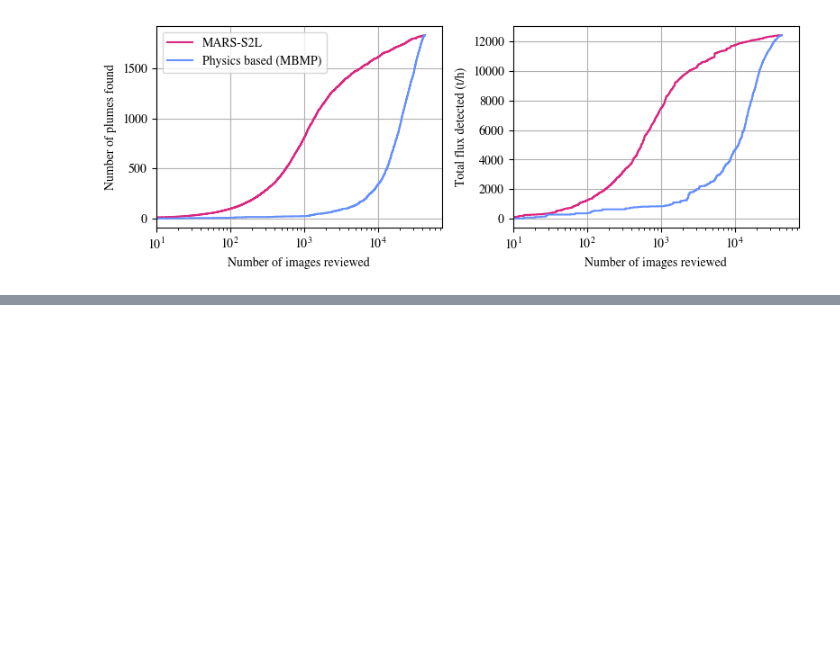
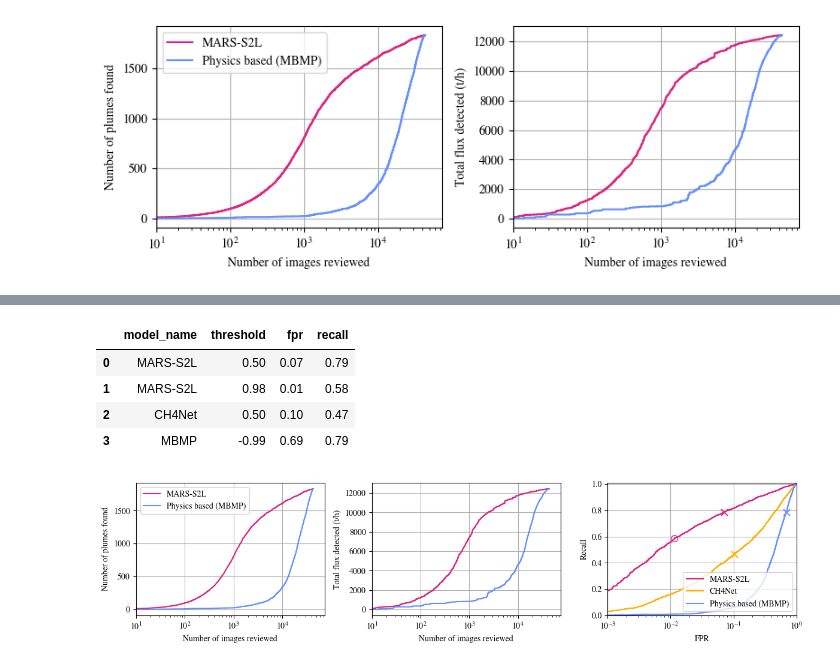
Before and after one commit to UNEP-IMEO-MARS/marss2l, a Jupyter notebook: notebooks/figures/figure_2_number_of_images_review.ipynb, the cells around one changed output, grey strips where cells are left out. Cells and saved outputs as stored; diff of their text form; code cells hidden in the pictures; blank space fills up the shorter version.

```diff
--- a/notebooks/figures/figure_2_number_of_images_review.ipynb
+++ b/notebooks/figures/figure_2_number_of_images_review.ipynb
@@ -222,0 +227,70 @@ plt.savefig("figures/fig2_number_of_images_to_review_log.pdf")
+# %%
+from sklearn.metrics import roc_curve
+from marss2l.plot import C0, C2, C4
+
+colors_fig2 = {"MARS-S2L": C2, "CH4Net": C4, "MBMP": C0}
+labels_fig2 = {"MARS-S2L": "MARS-S2L", "CH4Net": "CH4Net", "MBMP": "Physics based (MBMP)"}
+
+
+def operating_point(dg, threshold):
+    """FPR and recall of the scene-level prediction scene_pred > threshold."""
+    pred = dg.scenepredcontinuous > threshold
+    positive = dg.isplumenum == 1
+    return (pred & ~positive).sum() / (~positive).sum(), (pred & positive).sum() / positive.sum()
+
+
+fig, ax = plt.subplots(1, 3, figsize=(12, 3), tight_layout=True)
+
+# Left and centre: images to review, as in fig2_number_of_images_to_review_log.pdf
+for model in ["MARS-S2L", "MBMP"]:
+    df_plot = outs_same_period_with_fluxrate[outs_same_period_with_fluxrate.model_name == model].sort_values("scene_pred", ascending=False).reset_index(drop=True).copy()
+    df_plot["nplumes_found"] = np.cumsum(df_plot["isplume"])
+    df_plot["Accumulated_flux"] = np.cumsum(df_plot["ch4_fluxrate"]) / 1_000
+    df_plot["nimages"] = np.arange(len(df_plot))
+    ax[0].step(df_plot["nimages"], df_plot["nplumes_found"], where="pre", label=labels_fig2[model], c=colors_fig2[model])
+    ax[1].step(df_plot["nimages"], df_plot["Accumulated_flux"], where="pre", label=labels_fig2[model], c=colors_fig2[model])
+
+ax[0].legend()
+ax[0].set_ylabel("Number of plumes found")
+ax[1].set_ylabel("Total flux detected (t/h)")
+for axi in ax[:2]:
+    axi.grid()
+    axi.set_xlabel("Number of images reviewed")
+    axi.set_xscale("log")
+    axi.set_xlim(10, None)
+
+# Right: ROC curves with the operating points of the paper
+operating_points = []
+for model in ["MARS-S2L", "CH4Net", "MBMP"]:
+    dg = outs_same_period_with_fluxrate[outs_same_period_with_fluxrate.model_name == model]
+    fpr, tpr, _ = roc_curve(dg.isplumenum, dg.scenepredcontinuous)
+    ax[2].plot(fpr, tpr, c=colors_fig2[model], label=labels_fig2[model])
+
+    threshold_paper = threshold_mbmp if model == "MBMP" else threshold_marss2l
+    fpr_op, recall_op = operating_point(dg, threshold_paper)
+    ax[2].scatter([fpr_op], [recall_op], c=colors_fig2[model], marker="x", s=60, zorder=3)
+    operating_points.append({"model_name": model, "threshold": threshold_paper, "fpr": fpr_op, "recall": recall_op})
+    if model == "MARS-S2L":
+        fpr_op, recall_op = operating_point(dg, 0.98)
+        ax[2].scatter([fpr_op], [recall_op], edgecolors=colors_fig2[model], facecolors="none", marker="o", s=60, zorder=3)
+        operating_points.append({"model_name": model, "threshold": 0.98, "fpr": fpr_op, "recall": recall_op})
+
+ax[2].set_xscale("log", nonpositive="mask")
+ax[2].set_xlim(1e-3, 1)
+ax[2].set_ylim(0, 1.01)
+ax[2].set_xlabel("FPR")
+ax[2].set_ylabel("Recall")
+ax[2].grid()
+ax[2].legend(loc="lower right")
+
+plt.savefig("figures/fig2_top_roc.pdf")
+
+# Operating points, to check against Table S11 of the paper
+pd.DataFrame(operating_points)
+# %% [output]
+|  | model_name | threshold | fpr | recall |
+| 0 | MARS-S2L | 0.50 | 0.07 | 0.79 |
+| 1 | MARS-S2L | 0.98 | 0.01 | 0.58 |
+| 2 | CH4Net | 0.50 | 0.10 | 0.47 |
+| 3 | MBMP | -0.99 | 0.69 | 0.79 |
+[figure, added]
```
Also changed, not shown: parts of 1 cell of this notebook.
